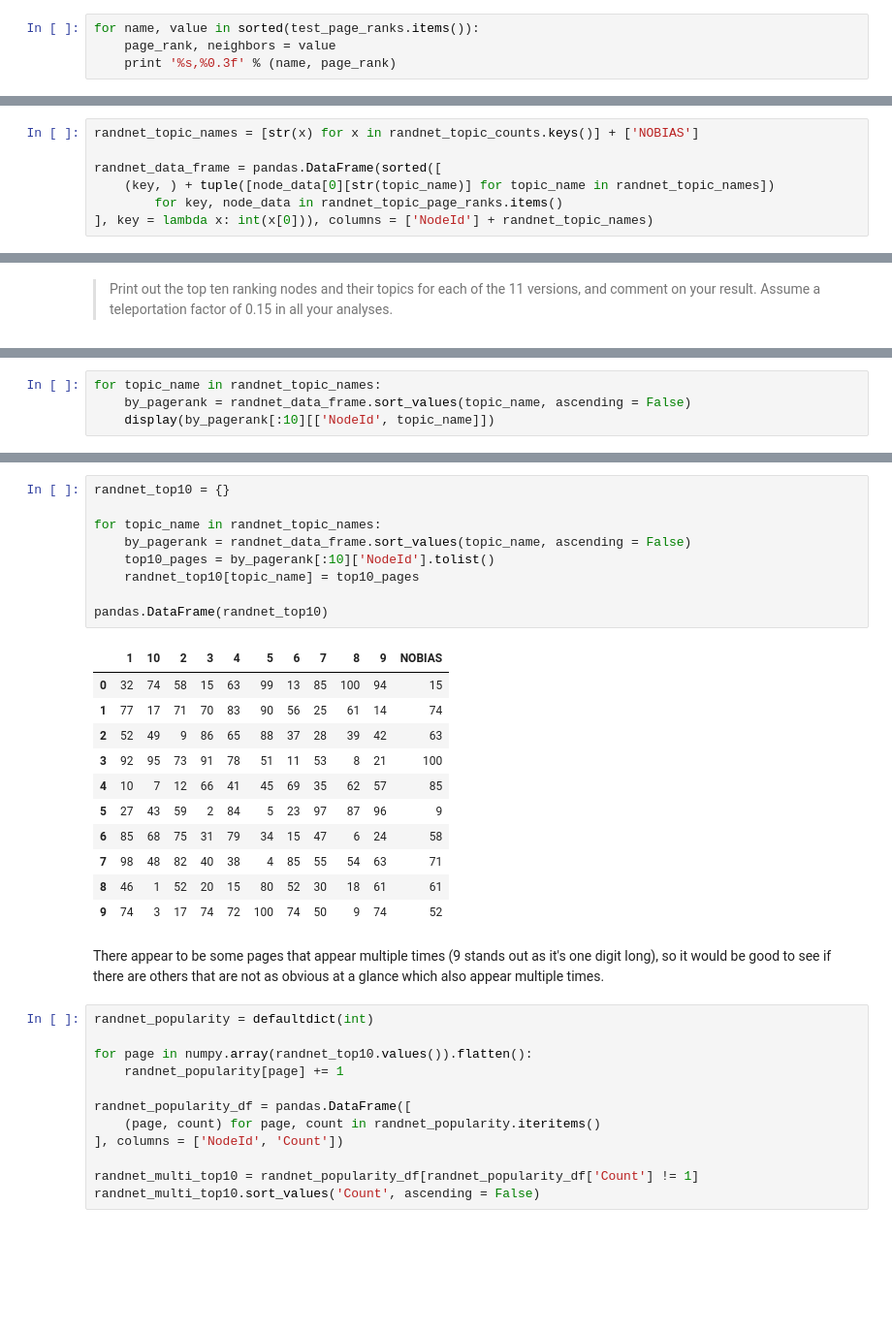
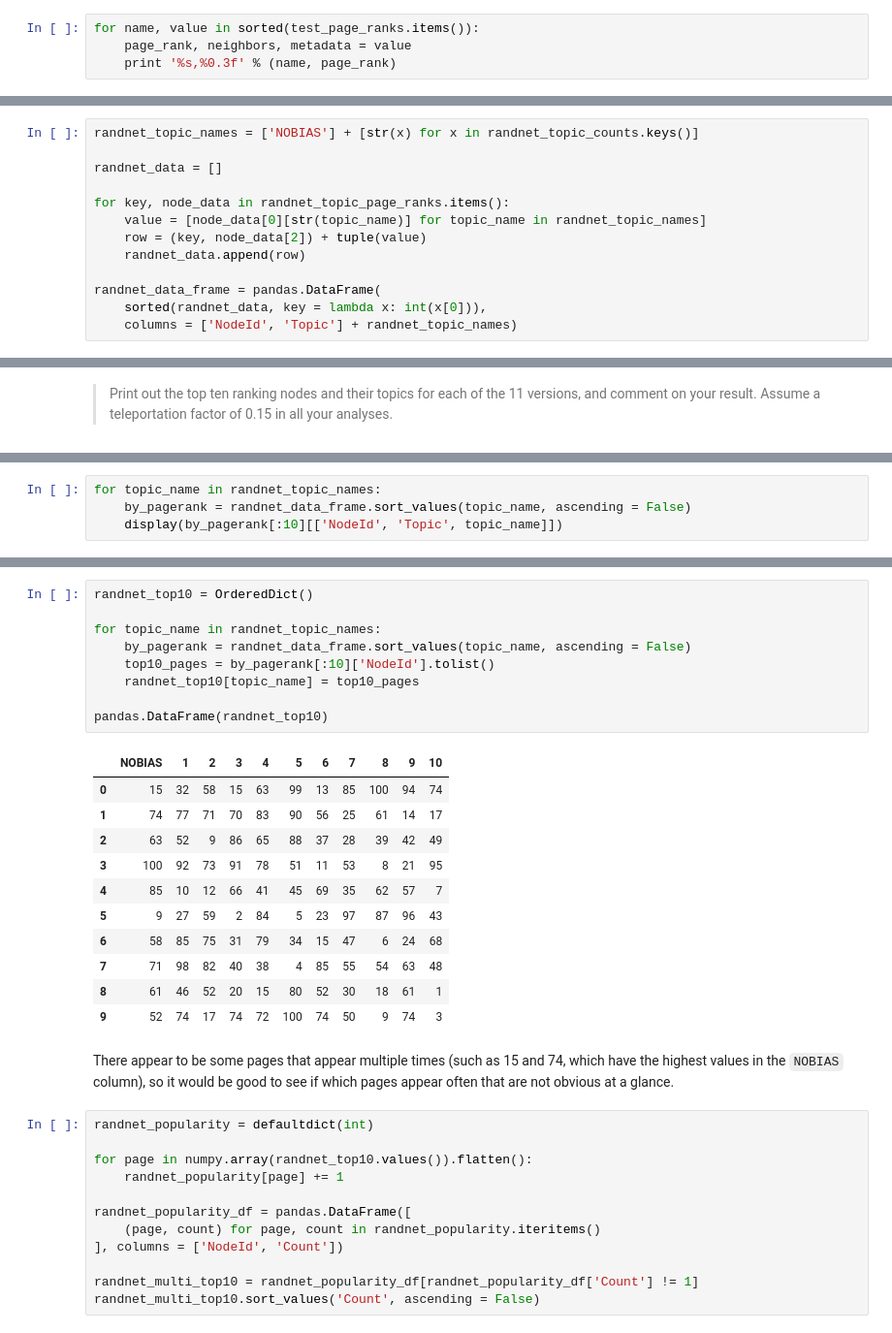
Before and after one commit to mseltz/W261-Fall2016, a Jupyter notebook: Week09/MIDS-W261-2016-HWK-Week09-DangSeltzer.ipynb, the cells around one changed output, grey strips where cells are left out. Shown at 97% size. Cells and saved outputs as stored; diff of their text form; blank space fills up the shorter version.

````diff
--- a/Week09/MIDS-W261-2016-HWK-Week09-DangSeltzer.ipynb
+++ b/Week09/MIDS-W261-2016-HWK-Week09-DangSeltzer.ipynb
@@ -1051,7 +1055,7 @@ K,0.016
 ```
 # %%
 for name, value in sorted(test_page_ranks.items()):
-    page_rank, neighbors = value
+    page_rank, neighbors, metadata = value
     print '%s,%0.3f' % (name, page_rank)
 # %% [output]
 A,0.033
@@ -2304,12 +2309,18 @@ Wall time: 7.84 s
 # %% [markdown]
 Now we can confirm that we actually have 11 PageRank vectors.
 # %%
-randnet_topic_names = [str(x) for x in randnet_topic_counts.keys()] + ['NOBIAS']
+randnet_topic_names = ['NOBIAS'] + [str(x) for x in randnet_topic_counts.keys()]
 
-randnet_data_frame = pandas.DataFrame(sorted([
-    (key, ) + tuple([node_data[0][str(topic_name)] for topic_name in randnet_topic_names])
-        for key, node_data in randnet_topic_page_ranks.items()
-], key = lambda x: int(x[0])), columns = ['NodeId'] + randnet_topic_names)
+randnet_data = []
+
+for key, node_data in randnet_topic_page_ranks.items():
+    value = [node_data[0][str(topic_name)] for topic_name in randnet_topic_names]
+    row = (key, node_data[2]) + tuple(value)
+    randnet_data.append(row)
+
+randnet_data_frame = pandas.DataFrame(
+    sorted(randnet_data, key = lambda x: int(x[0])),
+    columns = ['NodeId', 'Topic'] + randnet_topic_names)
 # %% [markdown]
 ## Check topic PageRank after convergence
 # %% [markdown]
@@ -2319,5 +2334,5 @@ Assume a teleportation factor of 0.15 in all your analyses.
 # %%
 for topic_name in randnet_topic_names:
     by_pagerank = randnet_data_frame.sort_values(topic_name, ascending = False)
-    display(by_pagerank[:10][['NodeId', topic_name]])
+    display(by_pagerank[:10][['NodeId', 'Topic', topic_name]])
 # %% [output]
@@ -2447,26 +2466,26 @@ First, extract the top 10 for each topic and put it together as a data frame to
 # %%
-randnet_top10 = {}
+randnet_top10 = OrderedDict()
 
 for topic_name in randnet_topic_names:
     by_pagerank = randnet_data_frame.sort_values(topic_name, ascending = False)
     top10_pages = by_pagerank[:10]['NodeId'].tolist()
     randnet_top10[topic_name] = top10_pages
 
 pandas.DataFrame(randnet_top10)
 # %% [output]
-|  | 1 | 10 | 2 | 3 | 4 | 5 | 6 | 7 | 8 | 9 | NOBIAS |
-| 0 | 32 | 74 | 58 | 15 | 63 | 99 | 13 | 85 | 100 | 94 | 15 |
-| 1 | 77 | 17 | 71 | 70 | 83 | 90 | 56 | 25 | 61 | 14 | 74 |
-| 2 | 52 | 49 | 9 | 86 | 65 | 88 | 37 | 28 | 39 | 42 | 63 |
-| 3 | 92 | 95 | 73 | 91 | 78 | 51 | 11 | 53 | 8 | 21 | 100 |
-| 4 | 10 | 7 | 12 | 66 | 41 | 45 | 69 | 35 | 62 | 57 | 85 |
-| 5 | 27 | 43 | 59 | 2 | 84 | 5 | 23 | 97 | 87 | 96 | 9 |
-| 6 | 85 | 68 | 75 | 31 | 79 | 34 | 15 | 47 | 6 | 24 | 58 |
-| 7 | 98 | 48 | 82 | 40 | 38 | 4 | 85 | 55 | 54 | 63 | 71 |
-| 8 | 46 | 1 | 52 | 20 | 15 | 80 | 52 | 30 | 18 | 61 | 61 |
-| 9 | 74 | 3 | 17 | 74 | 72 | 100 | 74 | 50 | 9 | 74 | 52 |
+|  | NOBIAS | 1 | 2 | 3 | 4 | 5 | 6 | 7 | 8 | 9 | 10 |
+| 0 | 15 | 32 | 58 | 15 | 63 | 99 | 13 | 85 | 100 | 94 | 74 |
+| 1 | 74 | 77 | 71 | 70 | 83 | 90 | 56 | 25 | 61 | 14 | 17 |
+| 2 | 63 | 52 | 9 | 86 | 65 | 88 | 37 | 28 | 39 | 42 | 49 |
+| 3 | 100 | 92 | 73 | 91 | 78 | 51 | 11 | 53 | 8 | 21 | 95 |
+| 4 | 85 | 10 | 12 | 66 | 41 | 45 | 69 | 35 | 62 | 57 | 7 |
+| 5 | 9 | 27 | 59 | 2 | 84 | 5 | 23 | 97 | 87 | 96 | 43 |
+| 6 | 58 | 85 | 75 | 31 | 79 | 34 | 15 | 47 | 6 | 24 | 68 |
+| 7 | 71 | 98 | 82 | 40 | 38 | 4 | 85 | 55 | 54 | 63 | 48 |
+| 8 | 61 | 46 | 52 | 20 | 15 | 80 | 52 | 30 | 18 | 61 | 1 |
+| 9 | 52 | 74 | 17 | 74 | 72 | 100 | 74 | 50 | 9 | 74 | 3 |
 # %% [markdown]
-There appear to be some pages that appear multiple times (9 stands out as it's one digit long), so it would be good to see if there are others that are not as obvious at a glance which also appear multiple times.
+There appear to be some pages that appear multiple times (such as 15 and 74, which have the highest values in the `NOBIAS` column), so it would be good to see if which pages appear often that are not obvious at a glance.
 # %%
 randnet_popularity = defaultdict(int)
 
````
Also changed, not shown: parts of 22 cells of this notebook.
